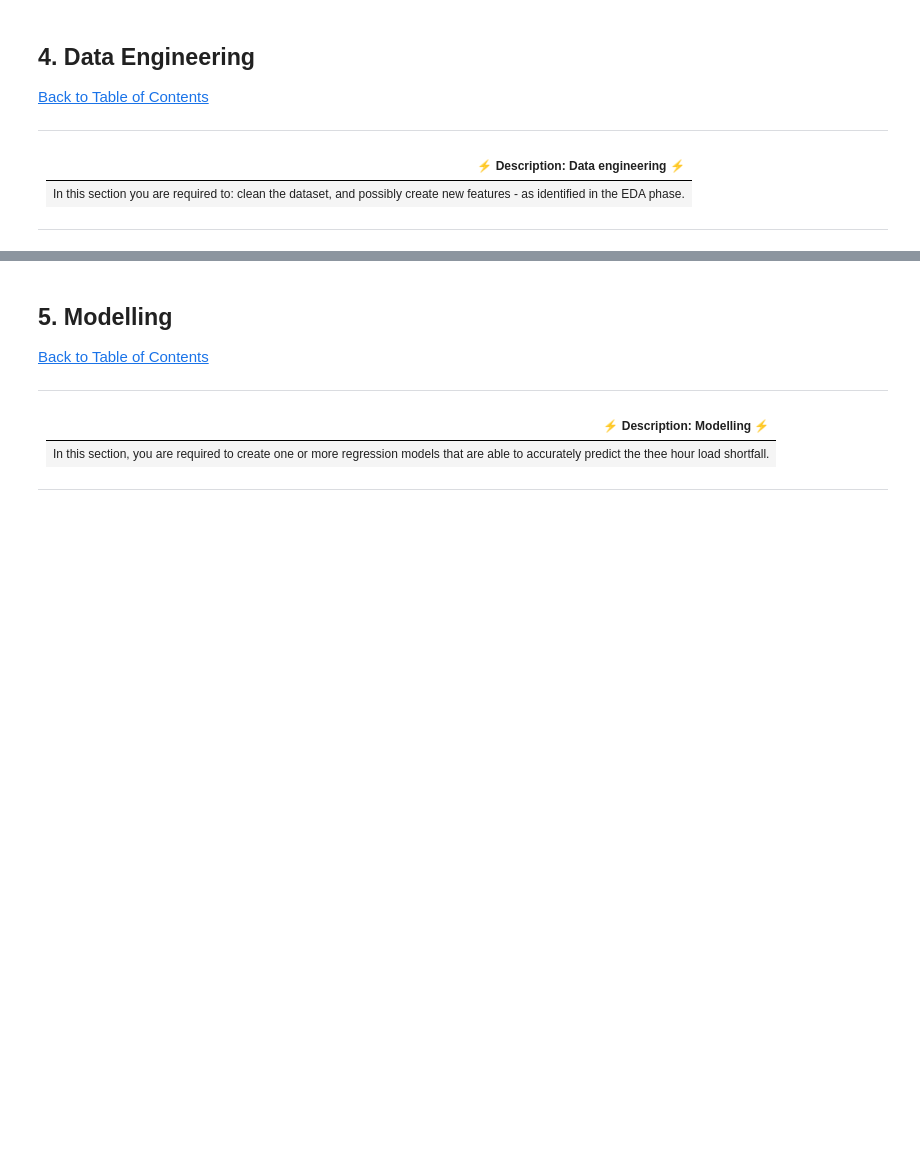
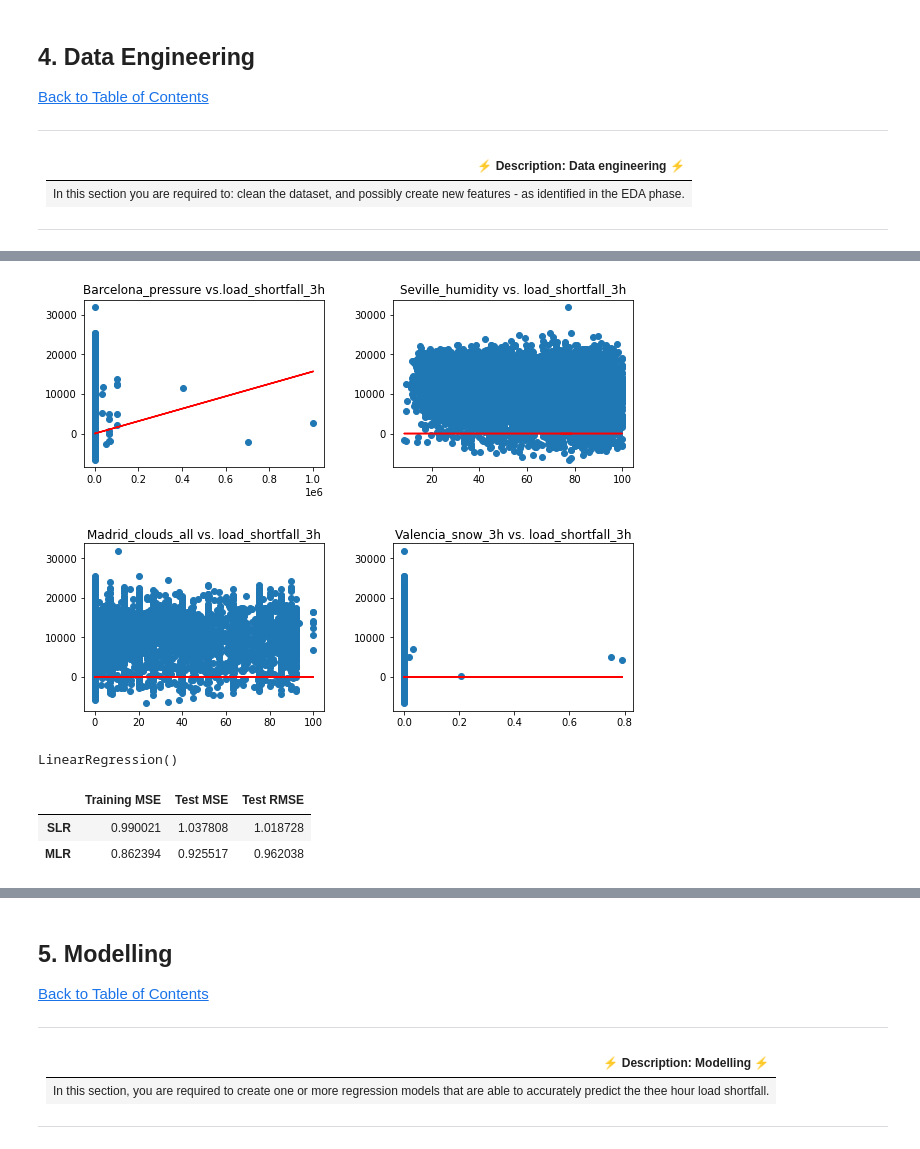
Before and after one commit to muheezokunade/-2207ACDS_TeamNM1, a Jupyter notebook: starter-notebook.ipynb, the cells around one changed output, grey strips where cells are left out. Drawn from its saved outputs; the diff is of its cells as text; code cells hidden in the pictures; blank space fills up the shorter version.

```diff
--- a/starter-notebook.ipynb
+++ b/starter-notebook.ipynb
@@ -222,4 +224,14 @@ df.drop(['time'], axis=1, inplace= True)
 
 df.sort_index(axis=1, inplace= True)
 # %%
-df
+### deleting duplicate columns
+df.drop(['Barcelona_temp_max'], axis = 1, inplace= True)
+df.drop(['Barcelona_temp_min'], axis = 1, inplace= True)
+df.drop(['Bilbao_temp_max'],axis = 1, inplace= True)
+df.drop(['Bilbao_temp_min'], axis = 1, inplace= True)
+df.drop(['Madrid_temp_max'], axis = 1, inplace= True)
+df.drop(['Madrid_temp_min'], axis = 1, inplace= True)
+df.drop(['Seville_temp_max'], axis = 1, inplace= True)
+df.drop(['Seville_temp_min'], axis = 1, inplace= True)
+df.drop(['Valencia_temp_max'], axis = 1, inplace= True)
+df.drop(['Valencia_temp_min'], axis = 1, inplace= True)
@@ -288,4 +391,5 @@ plt.show()
 # %%
 # TRAIN_TEST_SPLIT
 # %%
-x = df.iloc[:, :-1]
+x = SaledX.drop(['load_shortfall_3h'], axis=1)
+y = SaledX['load_shortfall_3h']
@@ -306,3 +396,2 @@ x = df.iloc[:, :-1]
 # %%
-y = df.iloc[:, -1:]
-y
+lm = LinearRegression()
@@ -323,2 +398,4 @@ y
 # %%
 x_train, x_test, y_train, y_test = train_test_split(x, y, test_size = 0.2, random_state = PARAMETER_CONSTANT)
+# %%
+lm.fit(x_train, y_train)
@@ -324,0 +432,31 @@ x_train, x_test, y_train, y_test = train_test_split(x, y, test_size = 0.2, rando
+# %%
+fig, axs = plt.subplots(2, 2, figsize=(9,7))
+
+axs[0,0].scatter(df['Barcelona_pressure'], df['load_shortfall_3h'])
+axs[0,0].plot(df['Barcelona_pressure'], lm.intercept_ + lm.coef_[4]*df['Barcelona_pressure'], color='red')
+axs[0,0].title.set_text('Barcelona_pressure vs.load_shortfall_3h')
+
+axs[1,0].scatter(df['Madrid_clouds_all'], df['load_shortfall_3h'])
+axs[1,0].plot(df['Madrid_clouds_all'], lm.intercept_ + lm.coef_[0]*df['Madrid_clouds_all'], color='red')
+axs[1,0].title.set_text('Madrid_clouds_all vs. load_shortfall_3h')
+
+axs[0,1].scatter(df['Seville_humidity'], df['load_shortfall_3h'])
+axs[0,1].plot(df['Seville_humidity'], lm.intercept_ + lm.coef_[2]*df['Seville_humidity'], color='red')
+axs[0,1].title.set_text('Seville_humidity vs. load_shortfall_3h')
+
+axs[1,1].scatter(df['Valencia_snow_3h'], df['load_shortfall_3h'])
+axs[1,1].plot(df['Valencia_snow_3h'], lm.intercept_ + lm.coef_[2]*df['Valencia_snow_3h'], color='red')
+axs[1,1].title.set_text('Valencia_snow_3h vs. load_shortfall_3h')
+
+
+fig.tight_layout(pad=3.0)
+
+plt.show()
+# %% [output]
+[figure, added]
+# %%
+slr = LinearRegression()
+
+slr.fit(x_train[['Valencia_snow_3h']], y_train)
+# %% [output]
+LinearRegression()
@@ -325,3 +482,9 @@ x_train, x_test, y_train, y_test = train_test_split(x, y, test_size = 0.2, rando
+# %%
+results_df
+# %% [output]
+|  | Training MSE | Test MSE | Test RMSE |
+| SLR | 0.990021 | 1.037808 | 1.018728 |
+| MLR | 0.862394 | 0.925517 | 0.962038 |
 # %%
 # NORMALIZING THE DATA
 # %%
```
Also changed, not shown: parts of 19 cells of this notebook.
